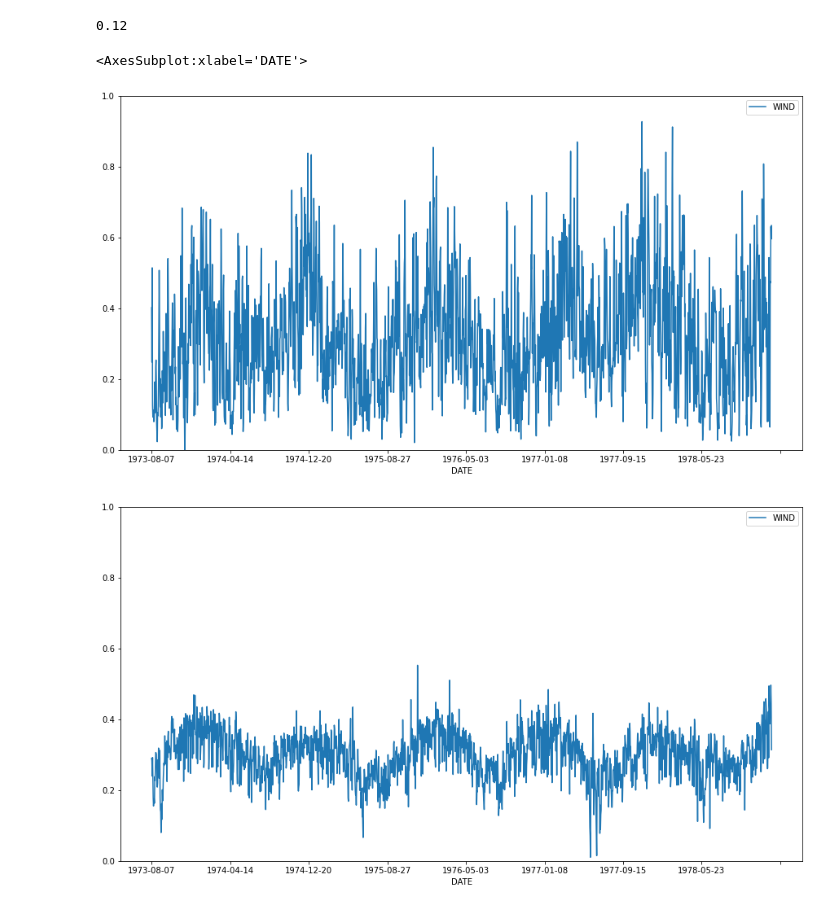
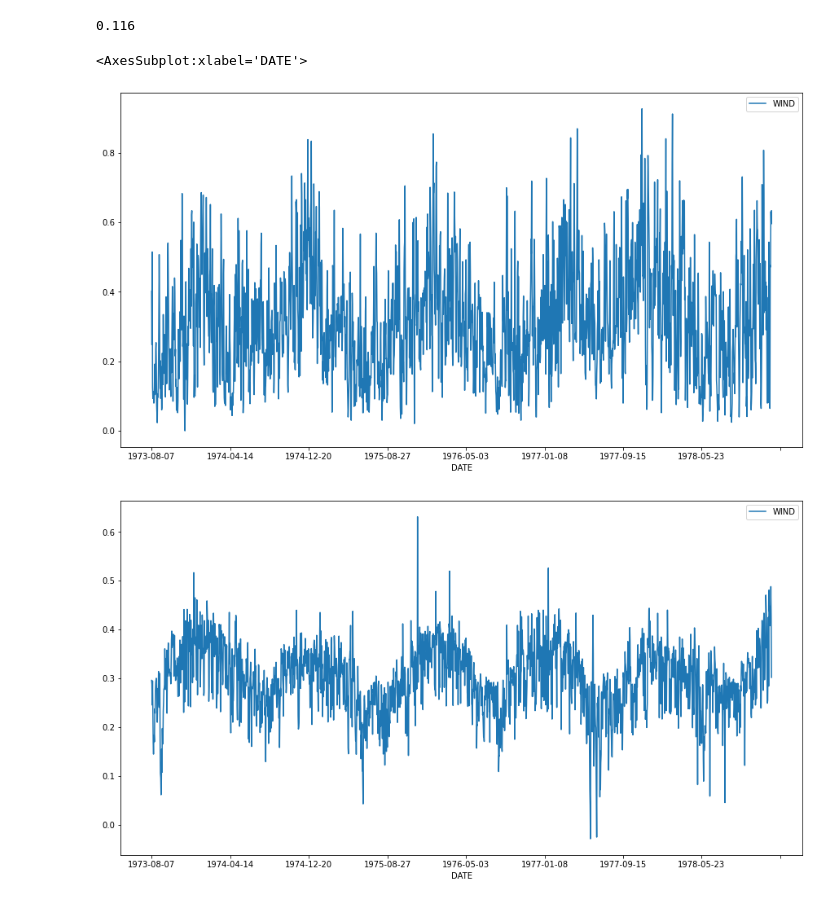
Before and after one commit to iavirovic/strojno-ucenje, a Jupyter notebook: notebooks/SVR-Scaled.ipynb, the cells around one changed output. Saved outputs shown, nothing was run; the diff lists cells and outputs as text; code cells hidden in the pictures.

```diff
--- a/notebooks/SVR-Scaled.ipynb
+++ b/notebooks/SVR-Scaled.ipynb
@@ -30,7 +30,7 @@ y2_train = train_df2['WIND']
 X2_test = test_df2.drop('WIND', axis='columns')
 y2_test = test_df2['WIND']
 # %%
-model = svm.SVR(kernel="rbf", epsilon=0.05)
+model = svm.SVR(kernel="rbf", epsilon=0.07, C=3, gamma="scale")
 
 cv = RepeatedKFold(n_splits=10, n_repeats=3, random_state=1)
 
@@ -57,22 +47,22 @@ Mean MAE: 0.120 (0.004)
 # %%
 model.fit(X1_train, y1_train)
 
 predicted_y1 = model.predict(X1_test)
 
-print(round(mean_absolute_error(y1_test, predicted_y1), 2))
+print(round(mean_absolute_error(y1_test, predicted_y1), 3))
 
 test_df1['DATE'] = original_df1['DATE']
 test_df1 = test_df1.set_index('DATE')
-test_df1.plot(y='WIND',figsize=(15,8), ylim=(0, 1))
+test_df1.plot(y='WIND',figsize=(15,8))
 
 predicted_y1_df1 = pd.DataFrame([list(x) for x in zip(test_df1.index.array, predicted_y1)], columns=['DATE', 'WIND'])
 predicted_y1_df1 = predicted_y1_df1.set_index('DATE')
-predicted_y1_df1.plot(y='WIND',figsize=(15,8), ylim=(0, 1))
+predicted_y1_df1.plot(y='WIND',figsize=(15,8))
 # %% [output]
-0.12
+0.116
 <AxesSubplot:xlabel='DATE'>
-[figure, old version]
+[figure, new version]
-[figure, old version]
+[figure, new version]
 # %%
 model.fit(X2_train, y2_train)
 
```
Also changed, not shown: parts of 2 cells of this notebook, 2 other files.
